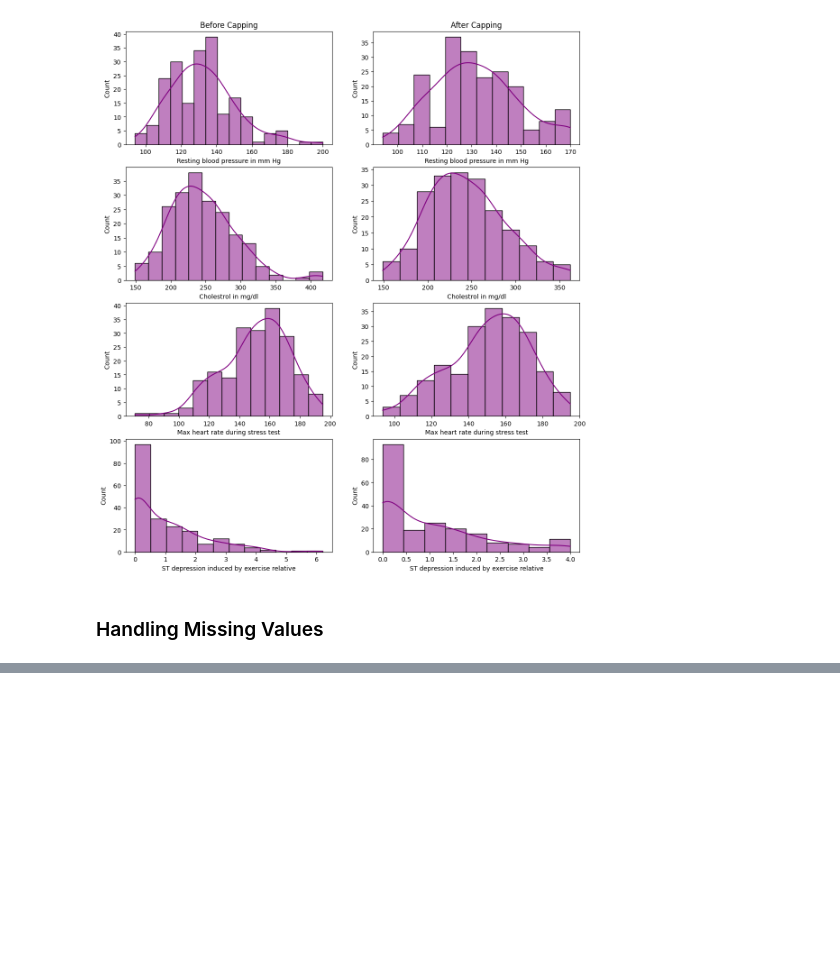
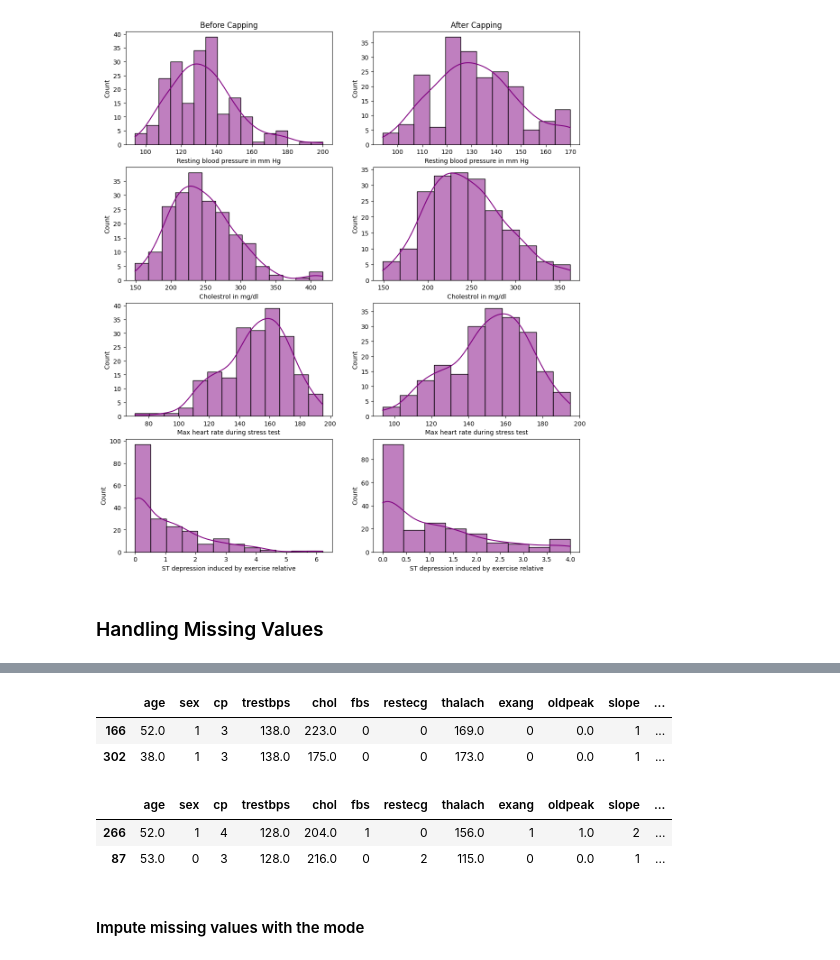
Before and after one commit to HussainAhmed202/MLProject, a Jupyter notebook: notebooks/heart_disease_prediction.ipynb, the cells around one changed output, grey strips where cells are left out. Cells and saved outputs as stored; diff of their text form; code cells hidden in the pictures; blank space fills up the shorter version.

Commit message:
Added missing values handling portion

```diff
--- a/notebooks/heart_disease_prediction.ipynb
+++ b/notebooks/heart_disease_prediction.ipynb
@@ -530,3 +530,7 @@ plt.show()
 [figure]
 # %% [markdown]
 ### Handling Missing Values
+# %%
+# creating copies so future errors easier to identify and solve
+x_train2 = x_train_cap.copy()
+x_test2 = x_test_cap.copy()
@@ -532,0 +569,14 @@ plt.show()
+# %%
+x_train2[x_train2['ca'].isnull()]
+# %% [output]
+|  | age | sex | cp | trestbps | chol | fbs | restecg | thalach | exang | oldpeak | slope | ... |
+| 166 | 52.0 | 1 | 3 | 138.0 | 223.0 | 0 | 0 | 169.0 | 0 | 0.0 | 1 | ... |
+| 302 | 38.0 | 1 | 3 | 138.0 | 175.0 | 0 | 0 | 173.0 | 0 | 0.0 | 1 | ... |
+# %%
+x_train2[x_train2['thal'].isnull()]
+# %% [output]
+|  | age | sex | cp | trestbps | chol | fbs | restecg | thalach | exang | oldpeak | slope | ... |
+| 266 | 52.0 | 1 | 4 | 128.0 | 204.0 | 1 | 0 | 156.0 | 1 | 1.0 | 2 | ... |
+| 87 | 53.0 | 0 | 3 | 128.0 | 216.0 | 0 | 2 | 115.0 | 0 | 0.0 | 1 | ... |
+# %% [markdown]
+#### Impute missing values with the mode
```
Also changed, not shown: parts of 11 cells of this notebook.
